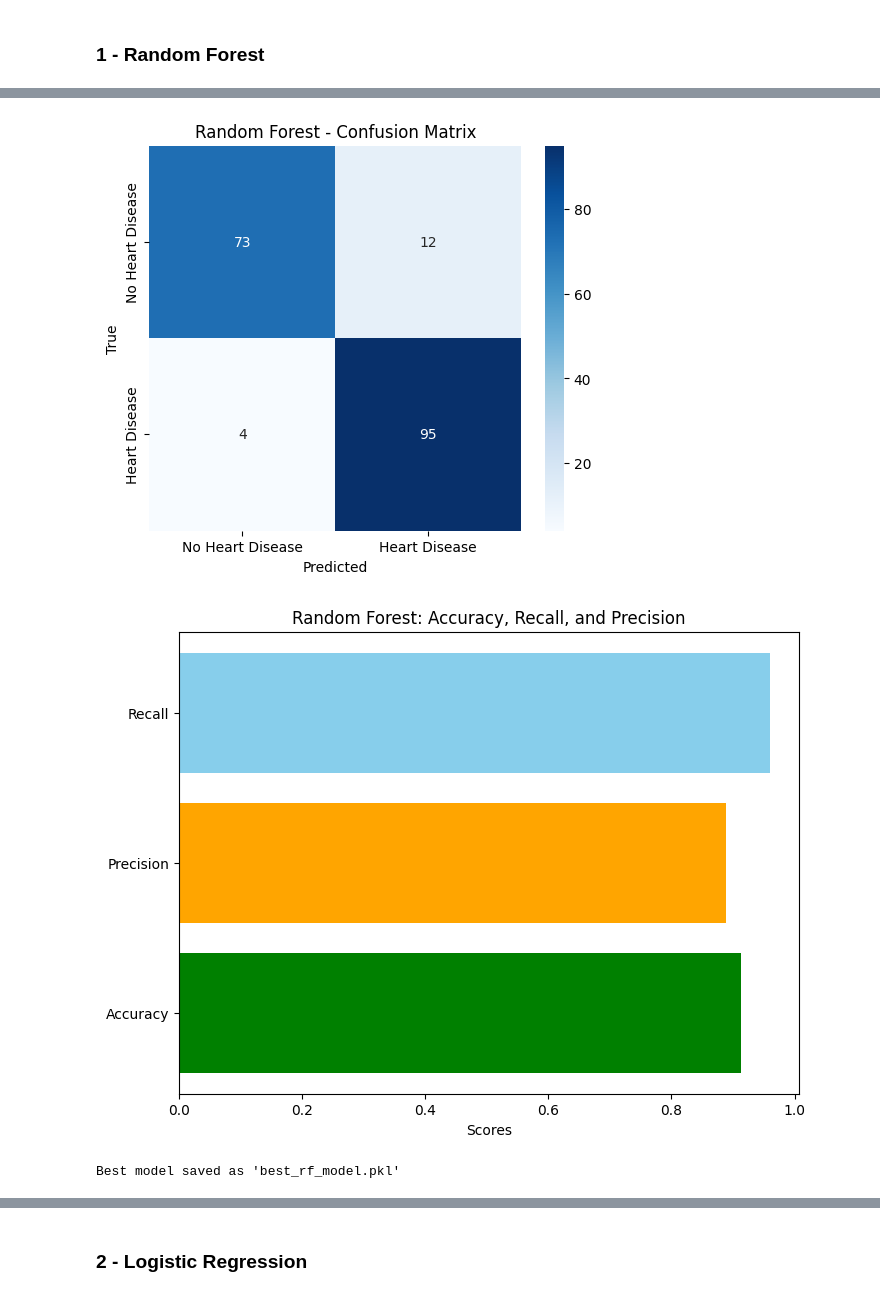
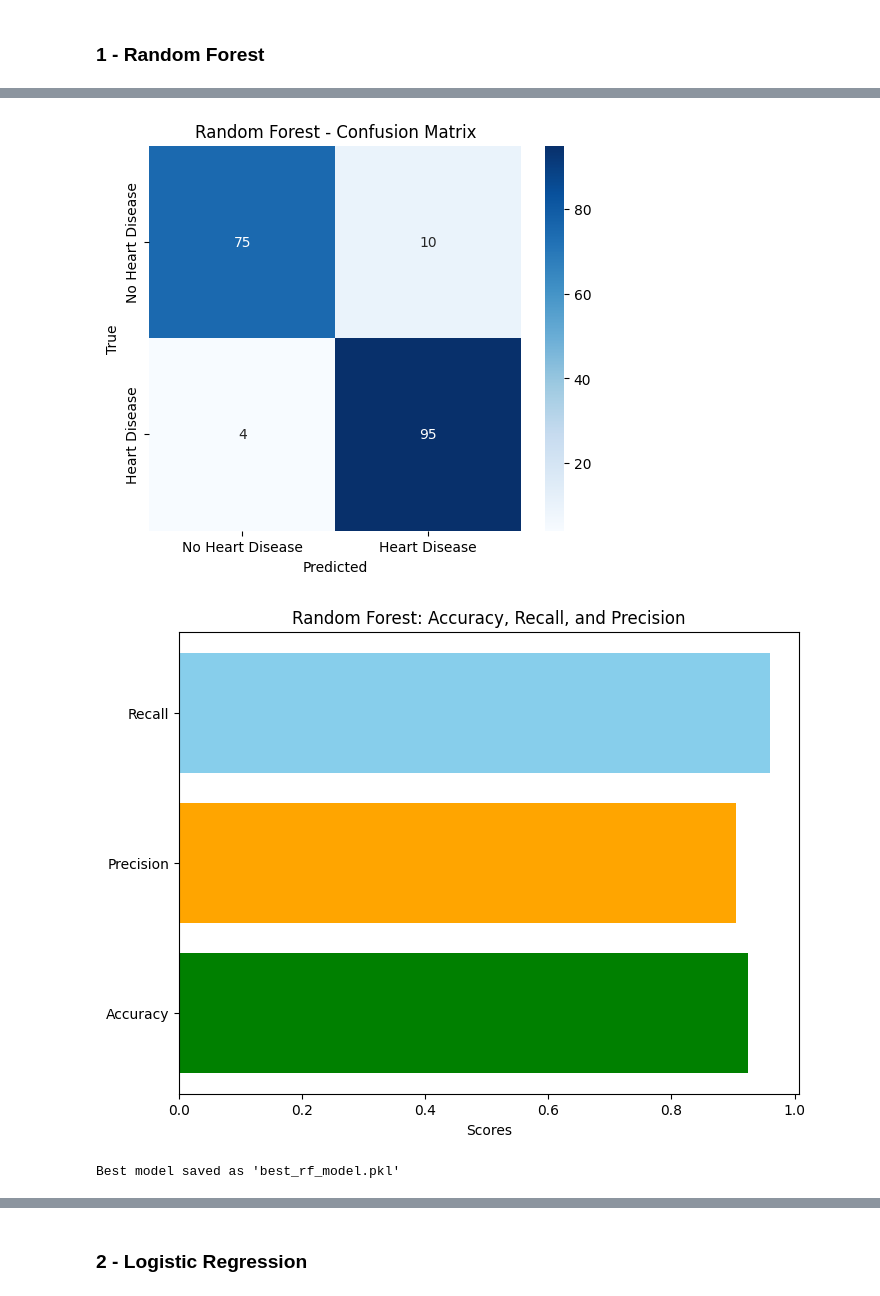
Before and after one commit to khirmas67/Prediction_Of_Heart_Failure, a Jupyter notebook: experiments/all_models_and_comaparison_1.ipynb, the cells around one changed output, grey strips where cells are left out. Cells and saved outputs as stored; diff of their text form; code cells hidden in the pictures.

```diff
--- a/experiments/all_models_and_comaparison_1.ipynb
+++ b/experiments/all_models_and_comaparison_1.ipynb
@@ -83,8 +83,8 @@ pipeline = Pipeline(steps=[("preprocessor", preprocessor), ("classifier", rf_cla
 param_grid = {
     'classifier__n_estimators': [50, 100, 200],  # Number of trees
     'classifier__max_depth': [3],  # Maximum depth of trees
-    'classifier__min_samples_split': [2, 5, 10, 20],  # Minimum samples required to split a node
-    'classifier__min_samples_leaf': [1, 2, 4, 8],    # Minimum samples required at leaf node
+    'classifier__min_samples_split': [20],  # Minimum samples required to split a node
+    'classifier__min_samples_leaf': [20],    # Minimum samples required at leaf node
 }
 
 # Grid search for best parameters
@@ -165,5 +165,5 @@ AUC Score_train: 0.9784
 [figure]
-[figure, old version]
+[figure, new version]
 Best model saved as 'best_rf_model.pkl'
 # %%
 joblib.load('../models/best_rf_model.pkl')
```
Also changed, not shown: parts of 8 cells of this notebook, 11 other files.
